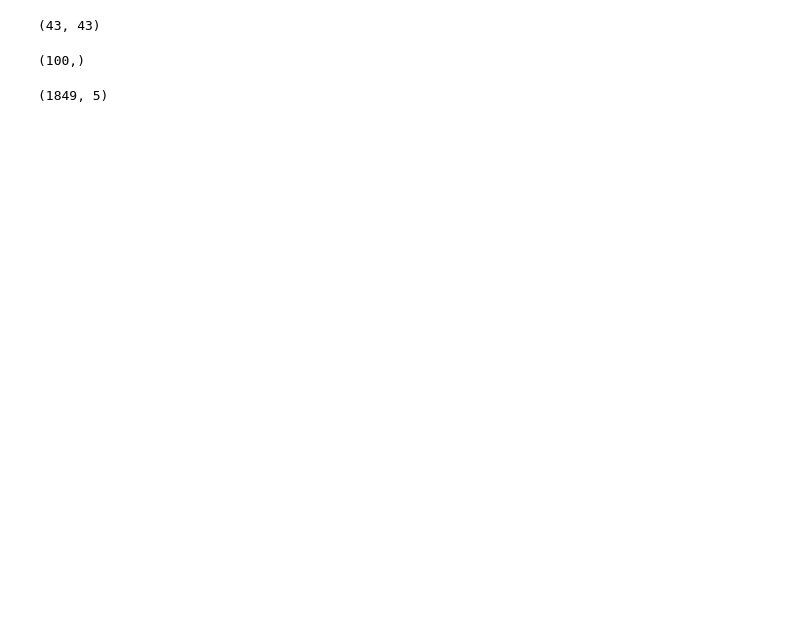
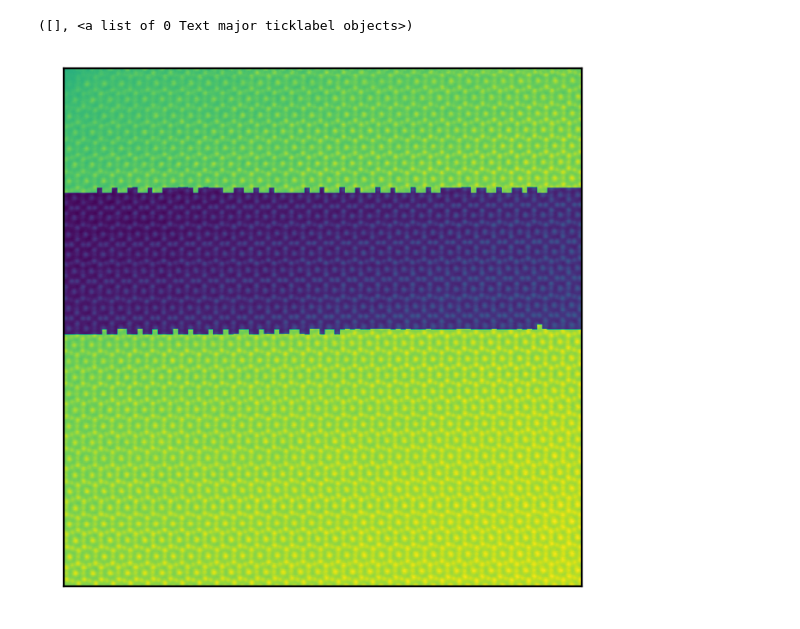
Before and after one commit to NingWang1990/pySTEM, a Jupyter notebook: examples/FeNb_phase_boundary.ipynb, the cells around one changed output. Saved outputs shown, nothing was run; the diff lists cells and outputs as text; code cells hidden in the pictures; blank space fills up the shorter version.

```diff
--- a/examples/FeNb_phase_boundary.ipynb
+++ b/examples/FeNb_phase_boundary.ipynb
@@ -152 +46,9 @@ variance_pca = np.var(pca_features, axis=0)
+# %%
+
+plt.imshow(image + 3*np.mean(image)*labels)
+plt.xticks([])
+plt.yticks([])
+# %% [output]
+([], <a list of 0 Text major ticklabel objects>)
+[figure, added]
 # %%
@@ -154,10 +65,6 @@ descriptors = seg._descriptors
 labels_kmeans= seg._kmeans.labels_
 shape = seg._descriptors.shape
 labels_kmeans = np.reshape(labels_kmeans,(shape[0],shape[1]))
-# %%
-labels_kmeans.shape
-# %% [output]
-(43, 43)
 # %%
 indices = np.where(labels_kmeans==0)
 descriptors_0 = descriptors[indices[0],indices[1],:]
@@ -177,14 +84,6 @@ mean_tot = np.mean(np.reshape(descriptors,(-1,shape[2])),axis=0)
 up = len(descriptors_0)*(mean_0-mean_tot)**2 + len(descriptors_1)*(mean_1-mean_tot)**2
 down = len(descriptors_0)*variance_0 + len(descriptors_1)*variance_1
 separability = up/down
-# %%
-separability.shape
-# %% [output]
-(100,)
-# %%
-pca_features.shape
-# %% [output]
-(1849, 5)
 # %%
 shape = descriptors.shape
 # %%
```
Also changed, not shown: parts of 28 cells of this notebook, 1 other file.
